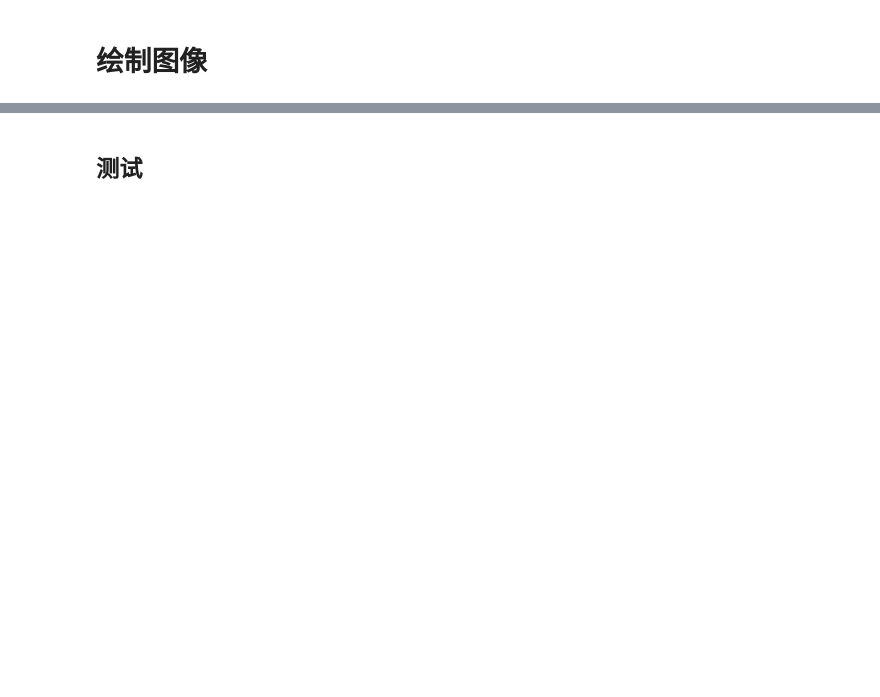
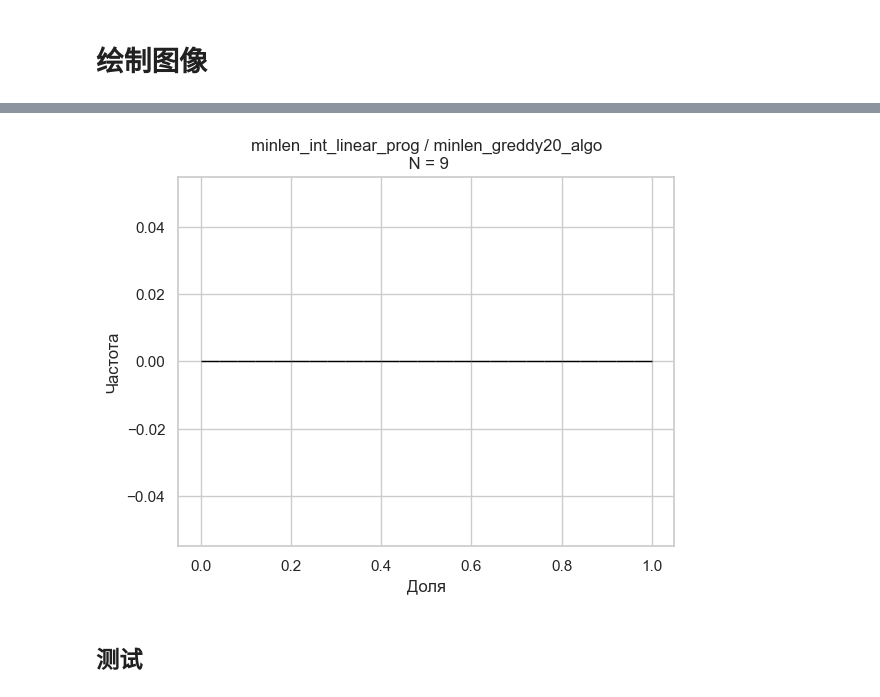
Before and after one commit to ZRLH/Hitting-Set-Algorithm, a Jupyter notebook: Greedy-hzrl/Algo-greedy.ipynb, the cells around one changed output, grey strips where cells are left out. Drawn from its saved outputs; the diff is of its cells as text; code cells hidden in the pictures; blank space fills up the shorter version.

```diff
--- a/Greedy-hzrl/Algo-greedy.ipynb
+++ b/Greedy-hzrl/Algo-greedy.ipynb
@@ -776,3 +1538,16 @@ plt.show()
+# %%
+## 打印频率统计图：
+# 设置 Seaborn 风格
+sns.set(style="whitegrid")
+plt.hist([x for x in ratio_mini_set_of_greedy20 if x <= 0.65], bins=25, edgecolor='black')  # bins 是分箱数量
+plt.title(f'minlen_int_linear_prog / minlen_greddy20_algo\n N = {len(full_set)}')
+# plt.xlabel('Разница')
+plt.xlabel('Доля')
+plt.ylabel('Частота')
+plt.grid(True)
+plt.show()
+# %% [output]
+[figure, added]
 # %%
 # ## 打印频率统计图：
 # # 设置 Seaborn 风格
```
Also changed, not shown: parts of 26 cells of this notebook, 9 other files.
